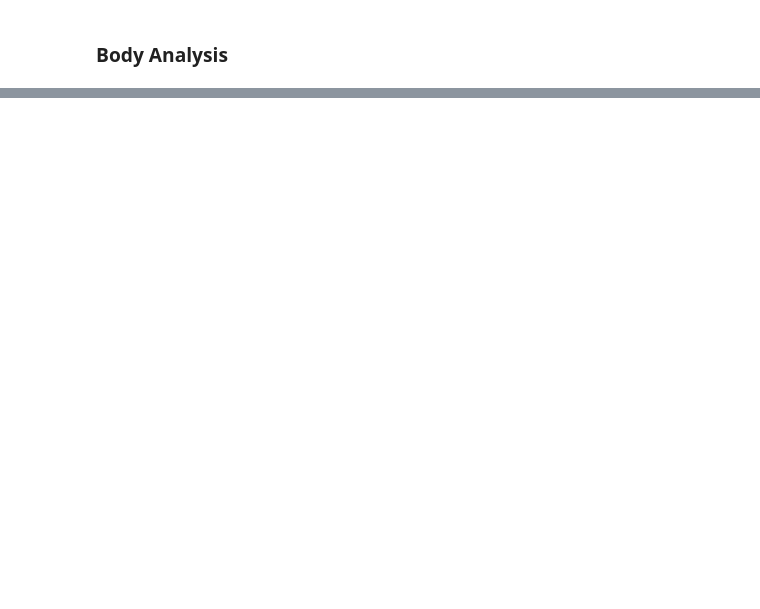
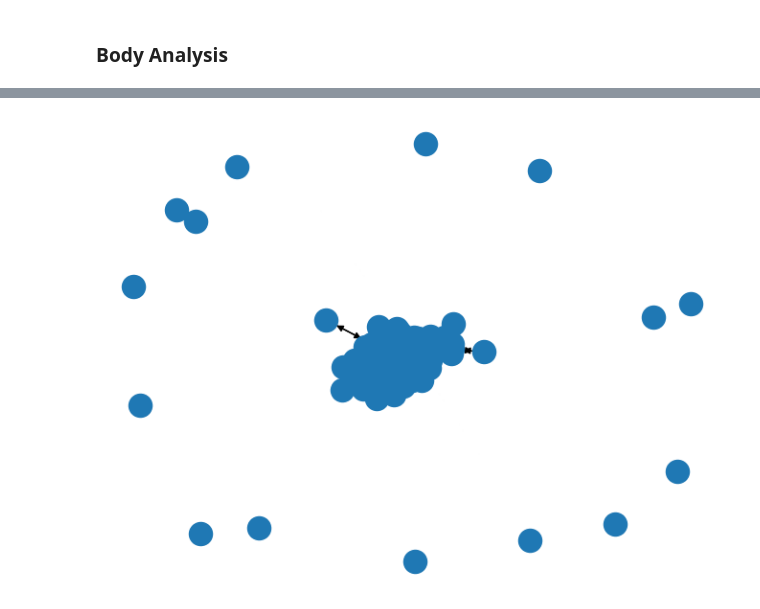
Before and after one commit to ldtcooper/conspiracy-network, a Jupyter notebook: notebook.ipynb, the cells around one changed output, grey strips where cells are left out. Drawn from its saved outputs; the diff is of its cells as text; code cells hidden in the pictures; blank space fills up the shorter version.

Commit message:
main Build conspiracy chart

```diff
--- a/notebook.ipynb
+++ b/notebook.ipynb
@@ -190,0 +312,3 @@ make_word_cloud(body_counts)
+# %%
+frequent_pairs = apriori(key_df, use_colnames=True, min_support=0.001, max_len=2)
+frequent_pairs
@@ -190,0 +329,3 @@ make_word_cloud(body_counts)
+# %%
+pair_rules = association_rules(frequent_pairs, metric='lift', min_threshold=1)
+pair_rules
@@ -190,0 +362,4 @@ make_word_cloud(body_counts)
+# %%
+pair_rules['antecedents'] = pair_rules['antecedents'].apply(lambda x: list(x)[0]).astype(str)
+pair_rules['consequents'] = pair_rules['consequents'].apply(lambda x: list(x)[0]).astype(str)
+pair_rules
@@ -190,0 +382,4 @@ make_word_cloud(body_counts)
+# %%
+rule_list = pair_rules[['antecedents', 'consequents', 'lift']]
+rule_list['lift'] = (rule_list['lift'] / rule_list['lift'].max()) * 10
+rule_list
@@ -190,0 +405,22 @@ make_word_cloud(body_counts)
+# %%
+G = nx.DiGraph()
+key_counts = dict(key_counts)
+
+for k in key_counts.keys():
+    G.add_node(k, label=k, size=key_counts[k])
+
+for row in rule_list.values.tolist():
+    G.add_edge(row[0], row[1], weight=row[2])
+
+
+# pos = nx.spring_layout(G, seed=7)
+
+# nx.draw_networkx_edges(G, pos, width=list(nx.get_edge_attributes(G, "weight").values()))
+
+# # node labels
+# nx.draw_networkx_labels(G, pos, font_size=10, font_family="sans-serif")
+
+# nx.draw_networkx_nodes(G,pos,node_size=[key_counts[n] for n in G.nodes])
+nx.draw(G)
+# %% [output]
+[figure, added]
```
Also changed, not shown: parts of 51 cells of this notebook, 2 other files.
